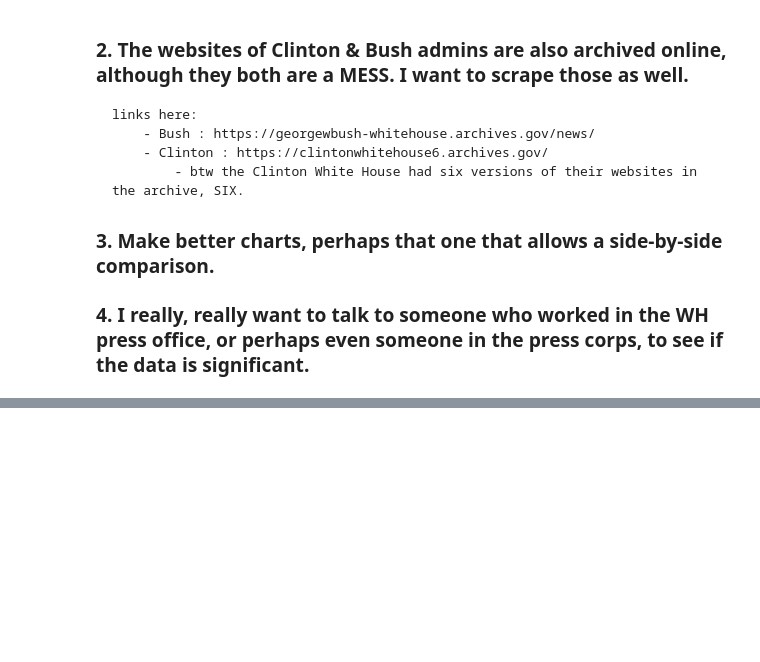
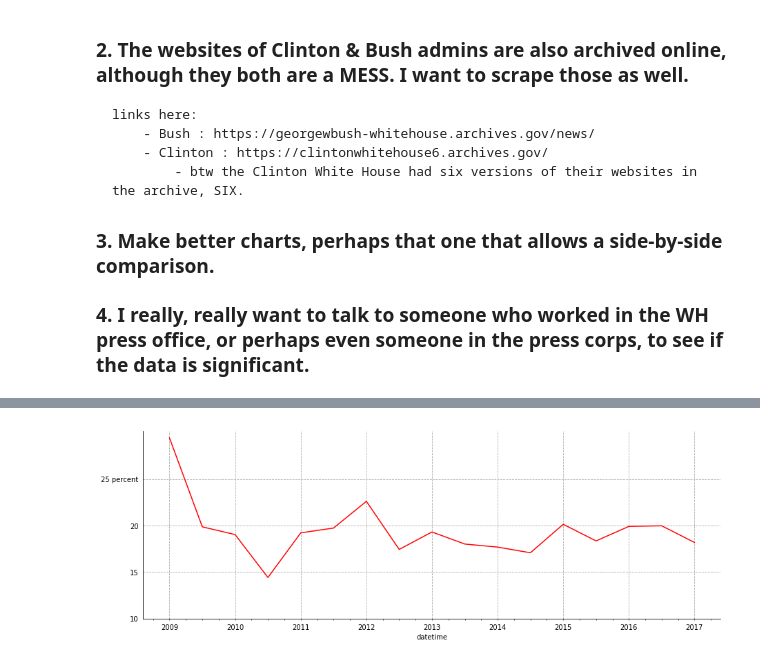
Before and after one commit to Weihua4455/data_studio, a Jupyter notebook: code/01-friday-news-dump/05_analyze_graph.ipynb, the cells around one changed output, grey strips where cells are left out. Saved outputs shown, nothing was run; the diff lists cells and outputs as text; code cells hidden in the pictures; blank space fills up the shorter version.

```diff
--- a/code/01-friday-news-dump/05_analyze_graph.ipynb
+++ b/code/01-friday-news-dump/05_analyze_graph.ipynb
@@ -13,5 +15,5 @@ pd.set_option('display.max_rows', 500)
 pd.set_option('display.max_columns', 500)
 pd.set_option('display.width', 1000)
 # %%
-df_bo = pd.read_csv("obama_press_release.csv")
+df_bo = pd.read_csv("obama_press_release_w_text_all.csv")
 df_dt = pd.read_csv("trump_w_content.csv")
@@ -17,0 +22,3 @@ df_dt = pd.read_csv("trump_w_content.csv")
+# %%
+df_bo["datetime"] = pd.to_datetime(df_bo["time"], format = "%B %d, %Y")
+df_bo.head()
@@ -47,2 +35,0 @@ def get_year(row):
-# %%
-df_bo["year"] = df_bo.apply(get_year, axis=1)
@@ -256,0 +206,25 @@ plt.savefig("obama_news_dump.pdf")
+# %%
+plt.rcParams.update({
+    "pdf.fonttype" : 42,
+    "ps.fonttype" : 42,
+})
+
+bar_colors = ["red", "lightgrey","lightgrey","lightgrey","lightgrey", "lightgrey","lightgrey"]
+
+ax = df_bo.resample("6M", on = "datetime").weekday.value_counts(normalize = True).unstack().Friday.plot(color = bar_colors, figsize = (15, 5))
+
+ax.grid(b = None, which = "major", color = "darkgrey", linestyle = "dashed")
+
+ax.spines["top"].set_visible(False)
+ax.spines["right"].set_visible(False)
+
+ax.set_yticks([0.10, 0.15, 0.20, 0.25])
+ax.set_yticklabels([10, 15, 20, "25 percent"])
+
+ax.set_xticks(["2009-01-01", "2010-01-01", "2011-01-01", "2012-01-01", "2013-01-01", "2014-01-01", "2015-01-01", "2016-01-01", "2017-01-01"])
+ax.set_xticklabels([2009, 2010, 2011, 2012, 2013, 2014, 2015, 2016, 2017])
+
+ax.tick_params(which = "major", left = False, bottom = False)
+ax.set_axisbelow(True)
+# %% [output]
+[figure, added]
```
Also changed, not shown: parts of 64 cells of this notebook, 4 other files.
